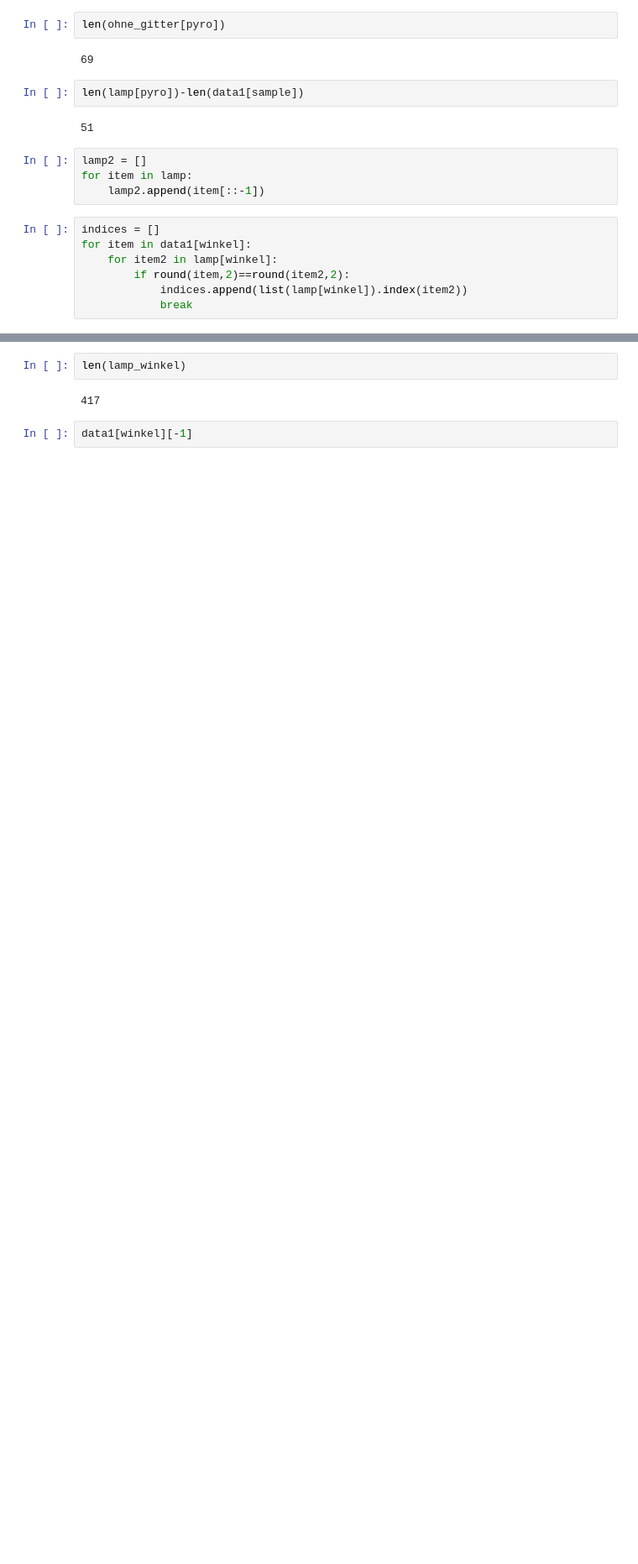
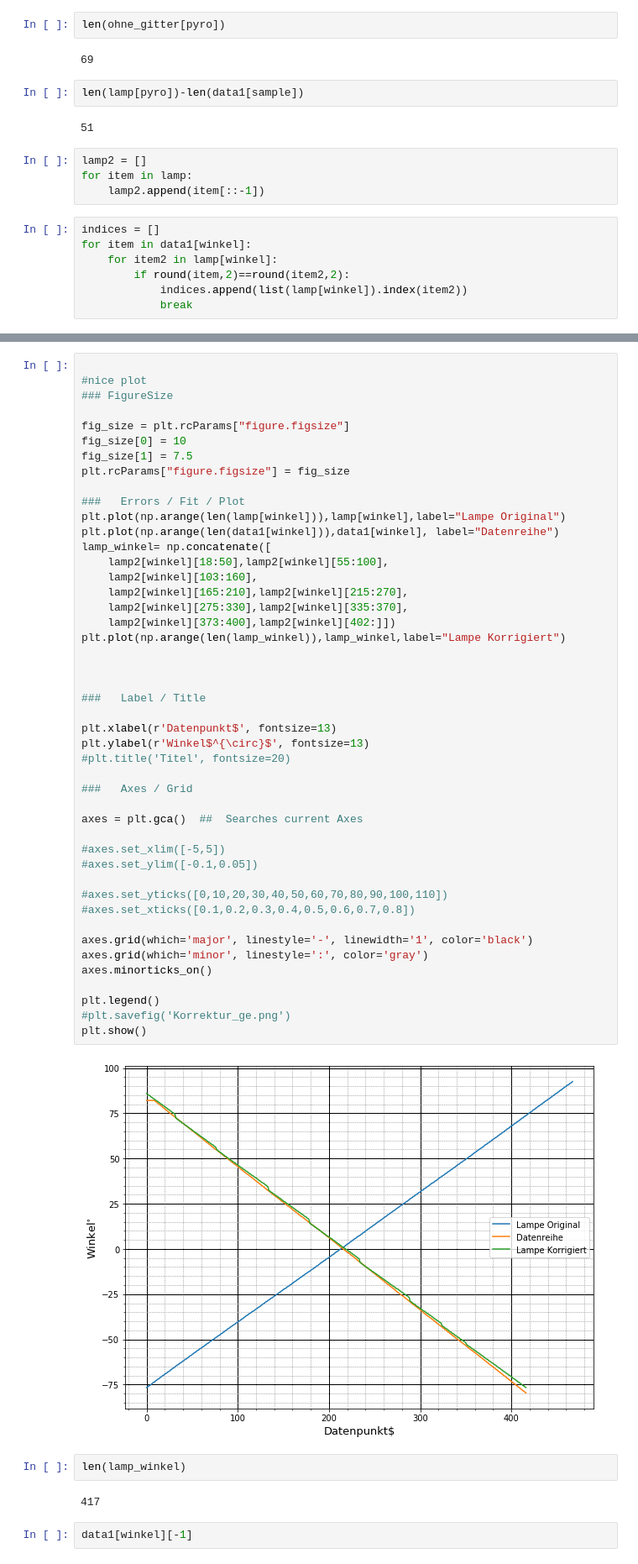
Before and after one commit to shockcookie/FP, a Jupyter notebook: Halbleiter/ErikDamian/V1/Ger/rechnung_ge.ipynb, the cells around one changed output, grey strips where cells are left out. Shown: that part at 84% size. Saved outputs shown, nothing was run; the diff lists cells and outputs as text; blank space fills up the shorter version.

```diff
--- a/Halbleiter/ErikDamian/V1/Ger/rechnung_ge.ipynb
+++ b/Halbleiter/ErikDamian/V1/Ger/rechnung_ge.ipynb
@@ -221,3 +208,51 @@ plt.show()
+# %%
+
+#nice plot
+### FigureSize
+
+fig_size = plt.rcParams["figure.figsize"]
+fig_size[0] = 10
+fig_size[1] = 7.5
+plt.rcParams["figure.figsize"] = fig_size
+
+###   Errors / Fit / Plot
+plt.plot(np.arange(len(lamp[winkel])),lamp[winkel],label="Lampe Original")
+plt.plot(np.arange(len(data1[winkel])),data1[winkel], label="Datenreihe")
+lamp_winkel= np.concatenate([
+    lamp2[winkel][18:50],lamp2[winkel][55:100],
+    lamp2[winkel][103:160],
+    lamp2[winkel][165:210],lamp2[winkel][215:270],
+    lamp2[winkel][275:330],lamp2[winkel][335:370],
+    lamp2[winkel][373:400],lamp2[winkel][402:]])
+plt.plot(np.arange(len(lamp_winkel)),lamp_winkel,label="Lampe Korrigiert")
+
+
+
+###   Label / Title
+
+plt.xlabel(r'Datenpunkt$', fontsize=13)
+plt.ylabel(r'Winkel$^{\circ}$', fontsize=13)
+#plt.title('Titel', fontsize=20)
+
+###   Axes / Grid
+
+axes = plt.gca()  ##  Searches current Axes
+
+#axes.set_xlim([-5,5])
+#axes.set_ylim([-0.1,0.05])
+
+#axes.set_yticks([0,10,20,30,40,50,60,70,80,90,100,110])
+#axes.set_xticks([0.1,0.2,0.3,0.4,0.5,0.6,0.7,0.8])
+
+axes.grid(which='major', linestyle='-', linewidth='1', color='black')
+axes.grid(which='minor', linestyle=':', color='gray')
+axes.minorticks_on()
+
+plt.legend()
+#plt.savefig('Korrektur_ge.png')
+plt.show()
+# %% [output]
+[figure, added]
 # %%
 len(lamp_winkel)
 # %% [output]
```
Also changed, not shown: parts of 6 cells of this notebook, 13 other files.
